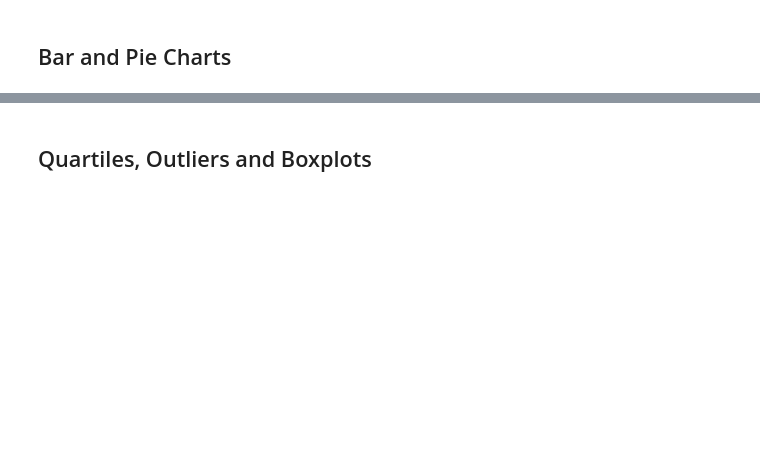
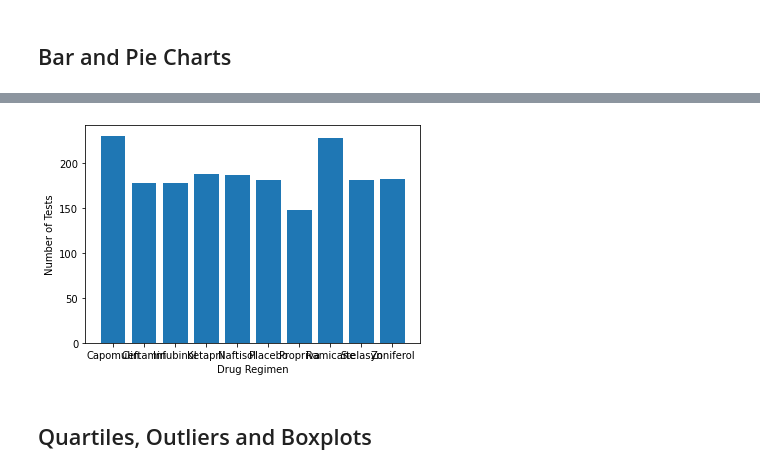
Before and after one commit to dkuchan415/Mouse_Tumor_Sizes, a Jupyter notebook: pymaceuticals_starter.ipynb, the cells around one changed output, grey strips where cells are left out. Drawn from its saved outputs; the diff is of its cells as text; code cells hidden in the pictures; blank space fills up the shorter version.

```diff
--- a/pymaceuticals_starter.ipynb
+++ b/pymaceuticals_starter.ipynb
@@ -124,5 +158,14 @@ summary_variance
 # %%
 # Generate a bar plot showing the total number of unique mice tested on each drug regimen using pyplot.
+
+plt.bar(np.arange(0, len(regimen_count)), regimen_count, align="center", tick_label=regimen_count.keys())
+plt.xlabel("Drug Regimen")
+plt.ylabel("Number of Tests")
+plt.show()
+
+#rotate tick labels
+# %% [output]
+[figure, added]
 # %%
 # Generate a pie plot showing the distribution of female versus male mice using pandas
 # %%
```
Also changed, not shown: parts of 4 cells of this notebook.
